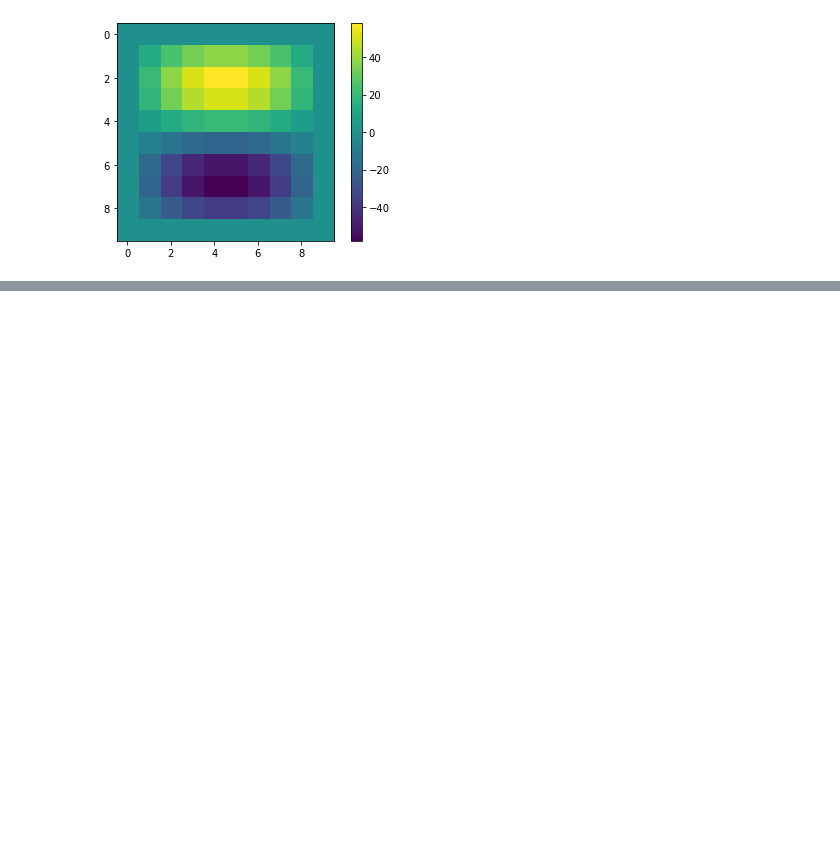
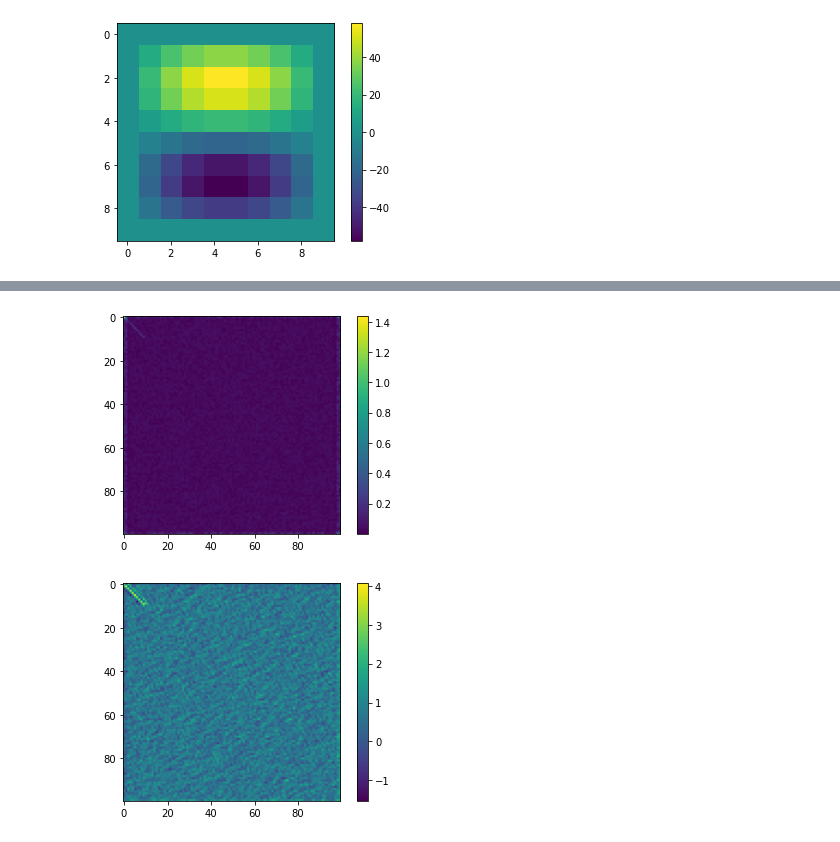
Before and after one commit to albertbayazidi/Dynamic-Low-Rank-Approximations-and-Bidiagonalization, a Jupyter notebook: test.ipynb, the cells around one changed output, grey strips where cells are left out. Saved outputs shown, nothing was run; the diff lists cells and outputs as text; code cells hidden in the pictures; blank space fills up the shorter version.

```diff
--- a/test.ipynb
+++ b/test.ipynb
@@ -102,0 +140,13 @@ print(np.linalg.norm(Yt[-1,:,:]-A,'fro'))
+# %%
+h = 0.1
+tol = 1.e-4
+k = 50
+t0 = 0
+tf = 1
+
+A0 = ex.A(t0)
+A_dot = ex.A_dot(t0)
+method = dlr.second_order_method
+
+Y,j = vssi.variable_solver(t0,tf,A0,tol,h,method,k)
+Yt = vssi.format_result(A_dot,Y)
@@ -102,0 +171,10 @@ print(np.linalg.norm(Yt[-1,:,:]-A,'fro'))
+# %%
+plt.imshow(ex.A(1))
+plt.colorbar()
+plt.show()
+plt.imshow(Yt[-1,:,:])
+plt.colorbar()
+plt.show()
+# %% [output]
+[figure, added]
+[figure, added]
```
Also changed, not shown: parts of 5 cells of this notebook, 3 other files.
